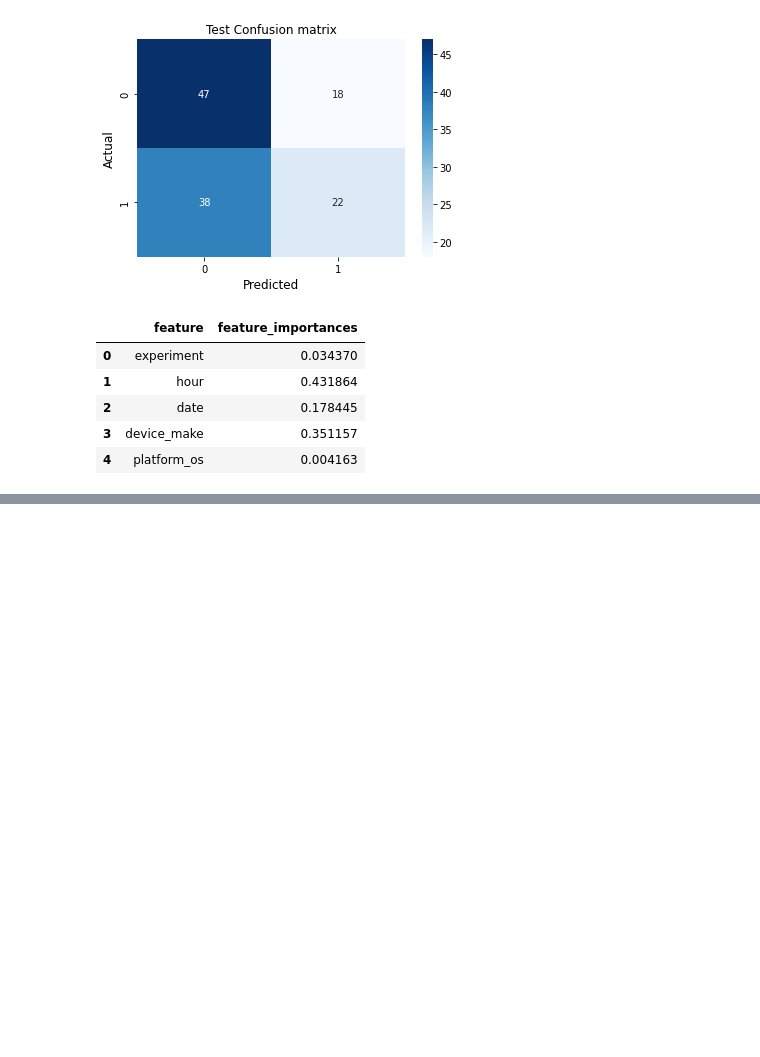
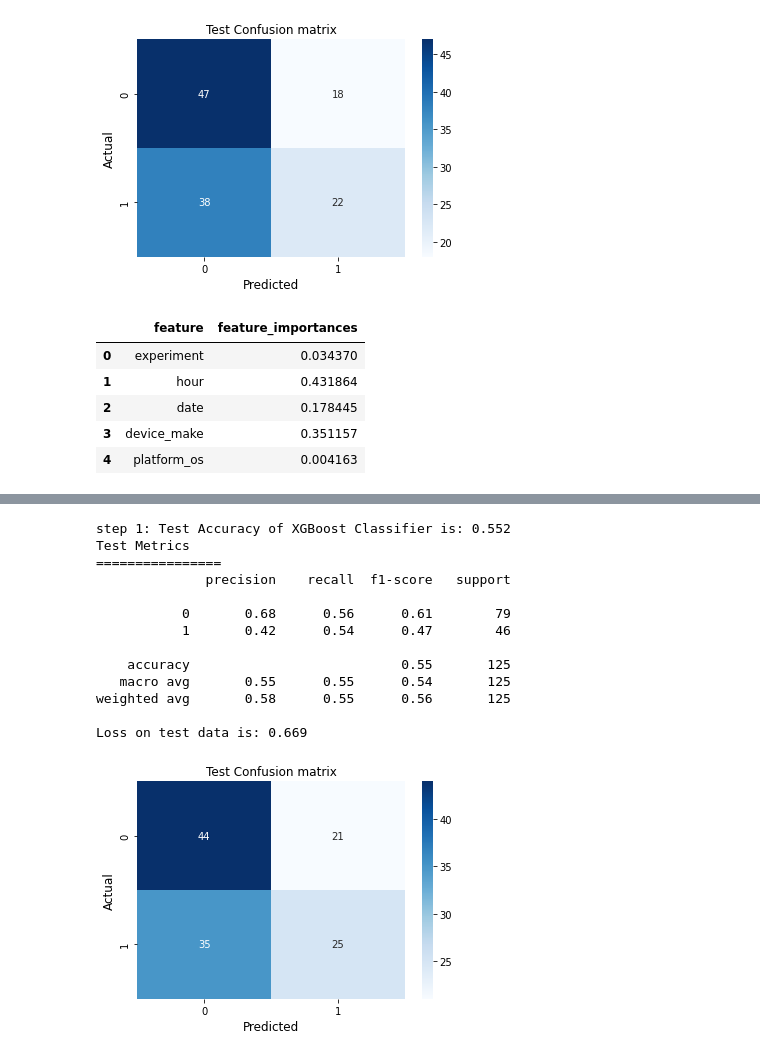
Before and after one commit to bkget/SmartAd-Performance-Aanalysis, a Jupyter notebook: notebooks/ml_ab_testing_2.ipynb, the cells around one changed output, grey strips where cells are left out. Drawn from its saved outputs; the diff is of its cells as text; code cells hidden in the pictures; blank space fills up the shorter version.

Commit message:
Train with XGBoost

```diff
--- a/notebooks/ml_ab_testing_2.ipynb
+++ b/notebooks/ml_ab_testing_2.ipynb
@@ -433,0 +436,3 @@ RF.get_feature_importance()
+# %%
+XG = TrainingClassifier(X_train, X_test,  y_train, y_test, "xgboost")
+clf, acc_arr, loss_arr = XG.train(5)
@@ -433,0 +454,19 @@ RF.get_feature_importance()
+# %%
+test_acc, loss, report, confusion_matrix = XG.test()
+print(f"Loss on test data is: {loss:.3f}")
+print()
+# %% [output]
+step 1: Test Accuracy of XGBoost Classifier is: 0.552
+Test Metrics
+================
+              precision    recall  f1-score   support
+
+           0       0.68      0.56      0.61        79
+           1       0.42      0.54      0.47        46
+
+    accuracy                           0.55       125
+   macro avg       0.55      0.55      0.54       125
+weighted avg       0.58      0.55      0.56       125
+
+Loss on test data is: 0.669
+[figure, added]
```
Also changed, not shown: parts of 3 cells of this notebook.
